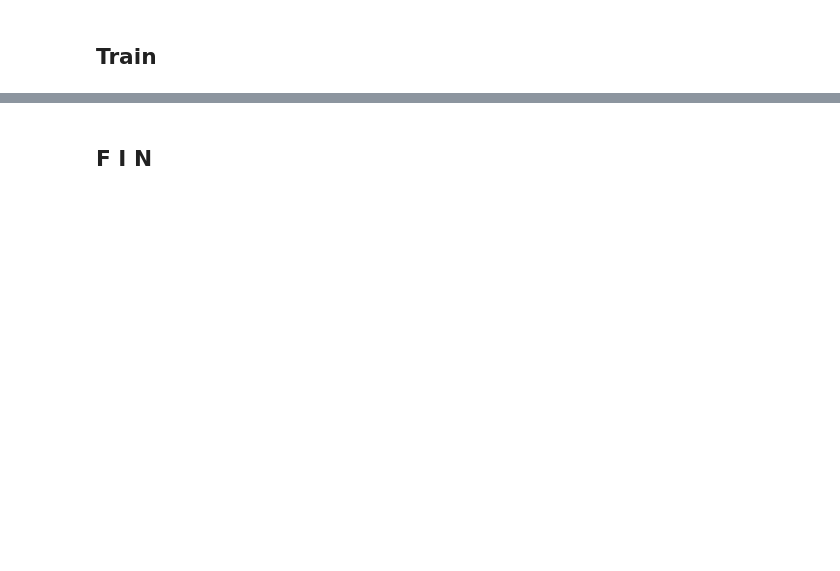
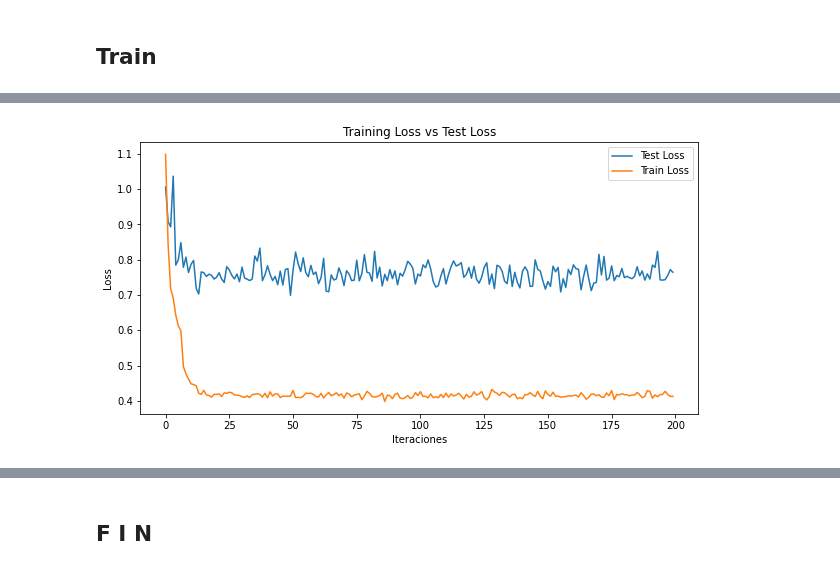
Before and after one commit to ployber/ITBA-ECD-Nubes, a Jupyter notebook: entrenar-sv.ipynb, the cells around one changed output, grey strips where cells are left out. Saved outputs shown, nothing was run; the diff lists cells and outputs as text; code cells hidden in the pictures; blank space fills up the shorter version.

```diff
--- a/entrenar-sv.ipynb
+++ b/entrenar-sv.ipynb
@@ -8,7 +4,7 @@ import os
 # %%
 # License: BSD
 # Based on : Sasank Chilamkurthy
-# Modificado 20210823
+# Modificado 20211210
 
 from __future__ import print_function, division
 
@@ -24,7 +20,7 @@ import time
 import os
 import copy
 
-EPOCHS=50
+EPOCHS=200
 # %%
 # Data augmentation and normalization for training
 # Just normalization for validation
@@ -49,7 +45,7 @@ data_dir = '/home/pablo/MEGA/pub/ITBA/ECD/tpfinal/work/clasificades'
 
 image_datasets = {x: datasets.ImageFolder(os.path.join(data_dir, x), data_transforms[x])
                   for x in ['train', 'test']}
-dataloaders = {x: torch.utils.data.DataLoader(image_datasets[x], batch_size=4, shuffle=True, num_workers=2)
+dataloaders = {x: torch.utils.data.DataLoader(image_datasets[x], batch_size=8, shuffle=True, num_workers=2)
               for x in ['train', 'test']}
 dataset_sizes = {x: len(image_datasets[x]) for x in ['train', 'test']}
 class_names = image_datasets['train'].classes
@@ -89,7 +85,8 @@ def train_model(model, dataldr, criterion, optimizer, scheduler, num_epochs=EPOC
     best_acc = 0.0
     vals_train_loss = []
     vals_test_loss = []
-    vals_acc = []
+    vals_train_acc = []
+    vals_test_acc = []
     epoch_times = []
 
     best_model_wts = copy.deepcopy(model.state_dict())
@@ -139,9 +136,10 @@ def train_model(model, dataldr, criterion, optimizer, scheduler, num_epochs=EPOC
 
             if phase == 'train':
                 vals_train_loss.append(epoch_loss)
+                vals_train_acc.append(epoch_acc)
             else:
                 vals_test_loss.append(epoch_loss)
-                vals_acc.append(epoch_acc)
+                vals_test_acc.append(epoch_acc)
 
             print('{} Loss: {:.4f} Acc: {:.4f}'.format(
                 phase, epoch_loss, epoch_acc))
@@ -163,7 +161,7 @@ def train_model(model, dataldr, criterion, optimizer, scheduler, num_epochs=EPOC
 
     # load best model weights
     model.load_state_dict(best_model_wts)
-    return model, vals_train_loss, vals_test_loss, vals_acc
+    return model, vals_train_loss, vals_test_loss, vals_train_acc, vals_test_acc
 
 def visualize_model(model, num_images=6):
     was_training = model.training
@@ -209,5 +205,6 @@ RuntimeError: CUDA out of memory. Tried to allocate 20.00 MiB (GPU 0; 5.80 GiB t
 # %%
 train_losess = []
 test_losess = []
-accuracy = []
-model_ft, train_losses, test_losses, accuracy = train_model(modelo, dataloaders, criterion, optimizer_ft, exp_lr_scheduler, num_epochs=EPOCHS)
+train_accuracy = []
+test_accuracy = []
+model_ft, train_losses, test_losses, train_accuracy, test_accuracy = train_model(modelo, dataloaders, criterion, optimizer_ft, exp_lr_scheduler, num_epochs=EPOCHS)
@@ -216,10 +238,11 @@ visualize_model(modelo)
 # %%
 plt.figure(figsize=(10,5))
-plt.title("Training and Test Loss - Accuracy")
-plt.plot(test_losses,label="Test")
-plt.plot(train_losses,label="Train")
-plt.plot(accuracy,label="Acc")
+plt.title("Training Loss vs Test Loss")
+plt.plot(test_losses,label="Test Loss")
+plt.plot(train_losses,label="Train Loss")
 plt.xlabel("Iteraciones")
 plt.ylabel("Loss")
 plt.legend()
 plt.show()
+# %% [output]
+[figure, added]
```
Also changed, not shown: parts of 10 cells of this notebook.
